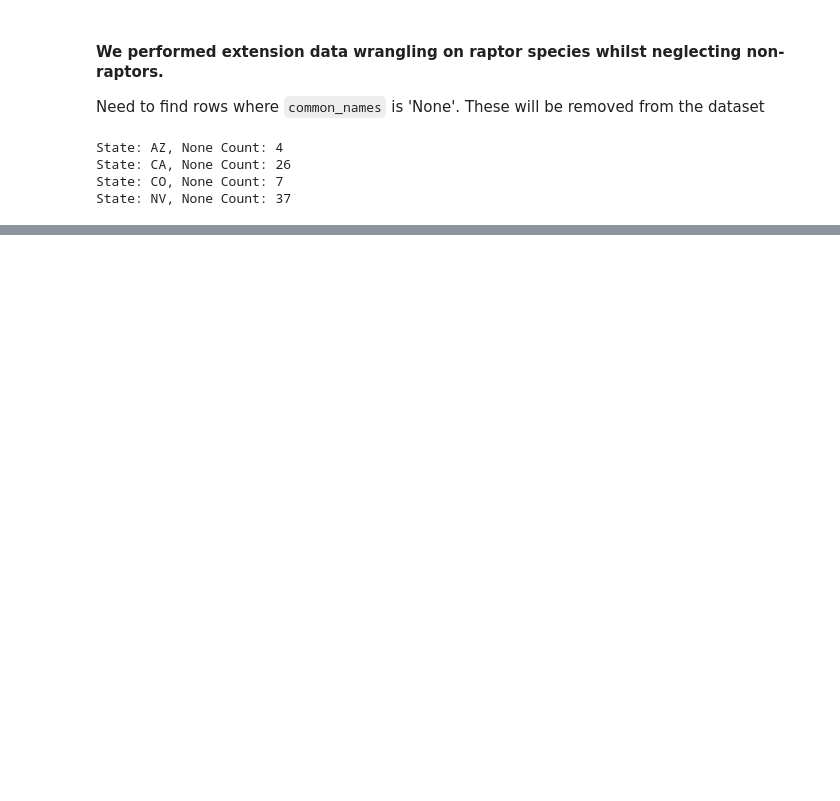
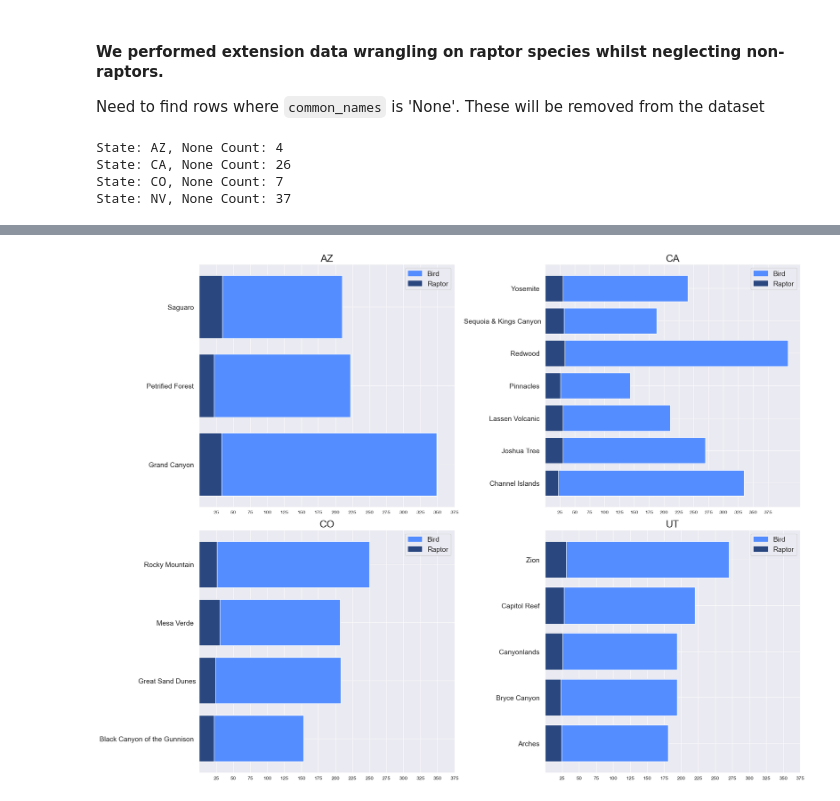
Before and after one commit to pineapple-bois/Biodiversity-In-National-Parks-Real-World, a Jupyter notebook: analysis.ipynb, the cells around one changed output, grey strips where cells are left out. Saved outputs shown, nothing was run; the diff lists cells and outputs as text; code cells hidden in the pictures; blank space fills up the shorter version.

```diff
--- a/analysis.ipynb
+++ b/analysis.ipynb
@@ -299,0 +315,20 @@ parks_prey_counts
+# %%
+parks_prey_counts = sw_birds_df.groupby(['state', 'park_name', 'is_raptor'])\
+                    .common_names.nunique()\
+                    .reset_index()\
+                    .pivot(columns='is_raptor',
+                            index=['state', 'park_name'],
+                            values='common_names')\
+                            .reset_index()
+parks_prey_counts.columns = ['state', 'park_name', 'not_raptor', 'raptor']
+
+percentage2 = round(parks_prey_counts.raptor / (parks_prey_counts.raptor + parks_prey_counts.not_raptor) * 100, 2)
+parks_prey_counts['%age_raptor'] = percentage2
+
+# Split 'park_name' in this dataframe to remove 'National Park'
+parks_prey_counts['park_name'] = parks_prey_counts['park_name'].apply(lambda x: x[:-13] if x.endswith(" National Park") else x)
+# lambda function doesn't apply to indices [8] or [11] so,
+parks_prey_counts.at[8, 'park_name'] = 'Sequoia & Kings Canyon'
+parks_prey_counts.at[11, 'park_name'] = 'Great Sand Dunes'
+
+parks_prey_counts
@@ -299,0 +353,26 @@ parks_prey_counts
+# %%
+# Plotting only states with more than 2 National Parks.
+# Defining a new states_list with above criteria
+colours = {'Bird': '#548DFF', 'Raptor': '#2A4780'}
+handles = [mpatches.Patch(color=colour, label=label) for label, colour in colours.items()]
+
+raptor = {}
+for state in states_list_short:
+    raptor[state] = pd.DataFrame(parks_prey_counts[parks_prey_counts['state'] == state])
+
+plt.figure(figsize=(20,15))
+for i, state in enumerate(states_list_short):
+    data = raptor[state]
+    plt.subplot(2,2,(i+1))
+    plt.title(state, fontsize=20)
+    plt.barh(y=data.park_name, width=data.not_raptor, color='#548DFF')
+    plt.barh(y=data.park_name, width=data.raptor, color='#2A4780')
+    plt.yticks(rotation=0, fontsize=14)
+    plt.xticks(np.arange(25,400,25))
+    plt.legend(handles=handles, fontsize=14)
+    plt.grid(True)
+
+plt.tight_layout()
+plt.show()
+# %% [output]
+[figure, added]
```
Also changed, not shown: parts of 8 cells of this notebook.
